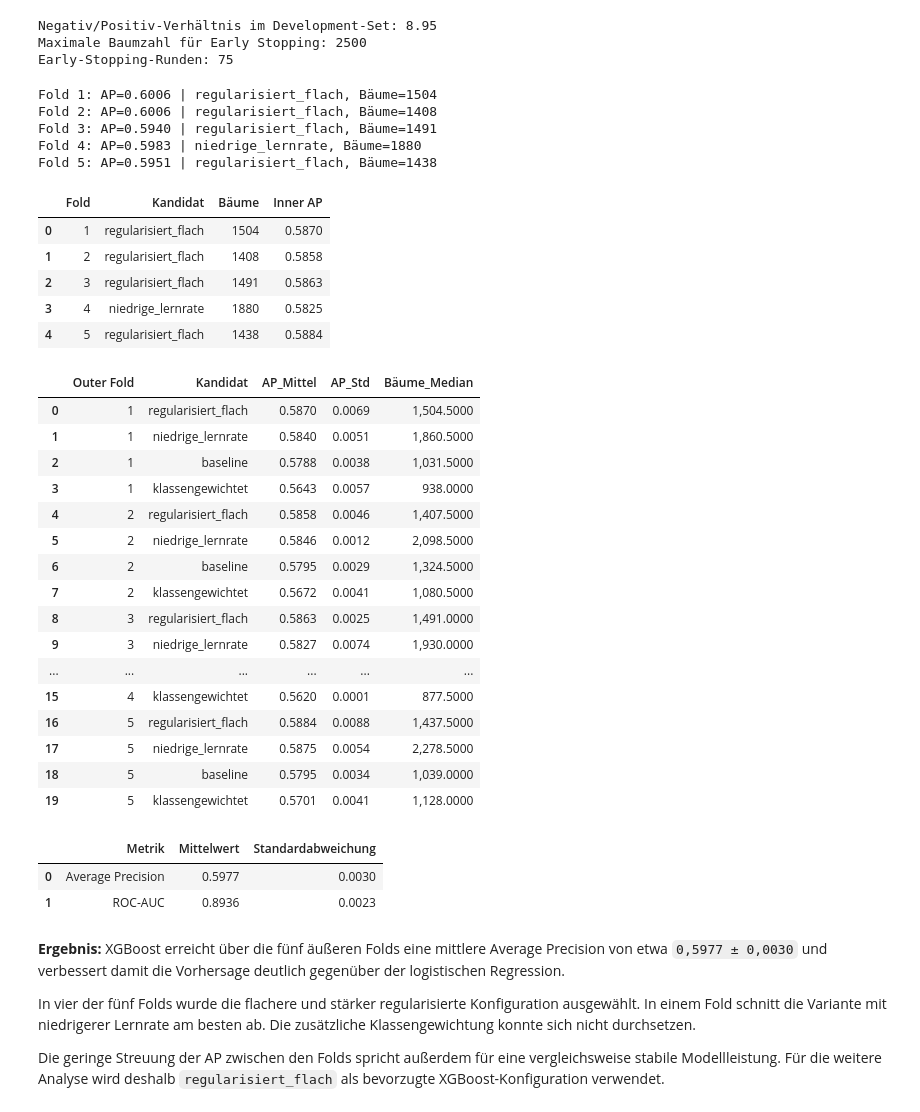
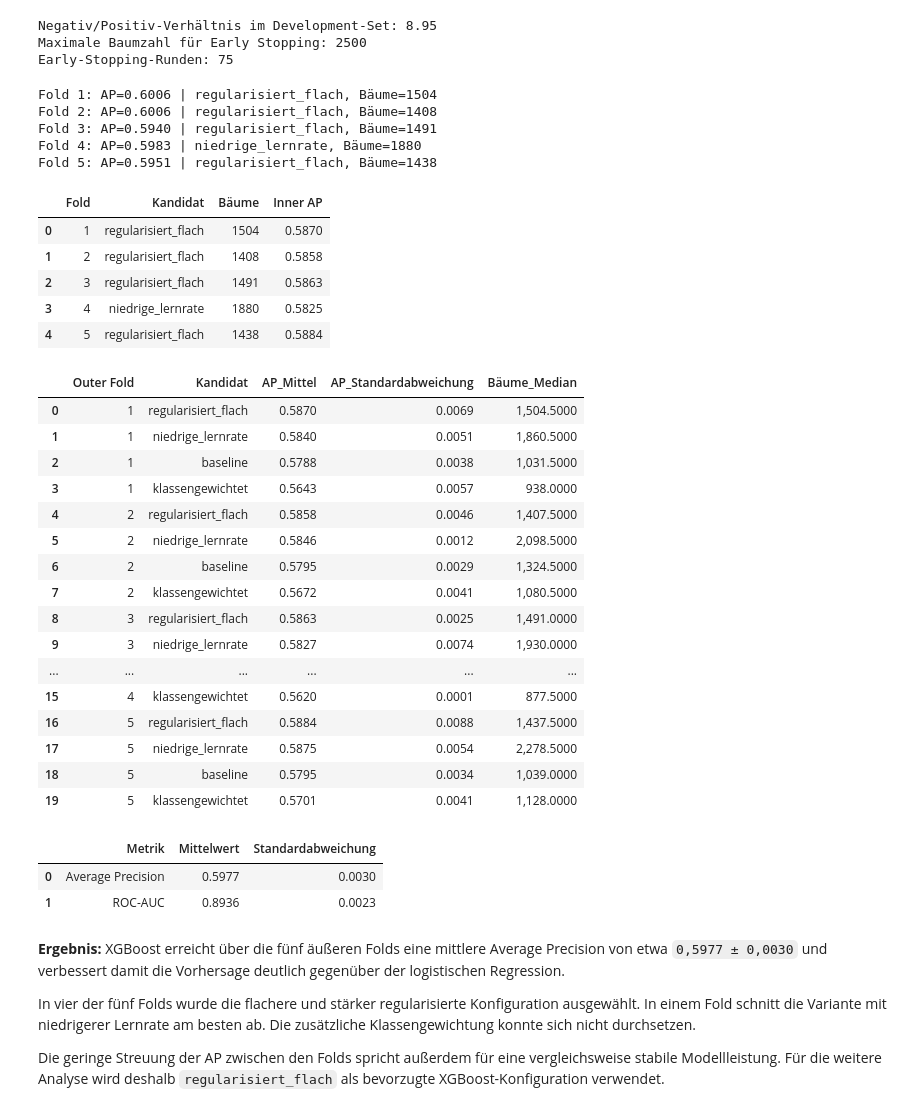
Before and after one commit to Cypshu/ADA_Project, a Jupyter notebook: Ang/Santander_Analysis_Final_Masterentwurf.ipynb, the cells around one changed output. Saved outputs shown, nothing was run; the diff lists cells and outputs as text; code cells hidden in the pictures.

```diff
--- a/Ang/Santander_Analysis_Final_Masterentwurf.ipynb
+++ b/Ang/Santander_Analysis_Final_Masterentwurf.ipynb
@@ -1803,10 +1512,10 @@ for outer_fold, (outer_train_idx, outer_validation_idx) in enumerate(outer_split
         inner_records.groupby("Kandidat")
         .agg(
             AP_Mittel=("AP", "mean"),
-            AP_Std=("AP", "std"),
+            AP_Standardabweichung=("AP", "std"),
             Bäume_Median=("Beste Bäume", "median"),
         )
-        .sort_values(["AP_Mittel", "AP_Std"], ascending=[False, True])
+        .sort_values(["AP_Mittel", "AP_Standardabweichung"], ascending=[False, True])
     )
 
     tuning_table_fold = candidate_summary.reset_index().copy()
@@ -1875,34 +1584,34 @@ xgb_outer_results = (
         subset=["Modell", "Fold"],
         keep="last",
     )
 )
 
 xgb_summary = pd.DataFrame({
     "Metrik": ["Average Precision", "ROC-AUC"],
     "Mittelwert": [
         xgb_outer_results["AP"].mean(),
         xgb_outer_results["ROC-AUC"].mean(),
     ],
     "Standardabweichung": [
         xgb_outer_results["AP"].std(),
         xgb_outer_results["ROC-AUC"].std(),
     ],
 })
 
 display(xgb_summary)
 # %% [output]
 Fold 1: AP=0.6006 | regularisiert_flach, Bäume=1504
 Fold 2: AP=0.6006 | regularisiert_flach, Bäume=1408
 Fold 3: AP=0.5940 | regularisiert_flach, Bäume=1491
 Fold 4: AP=0.5983 | niedrige_lernrate, Bäume=1880
 Fold 5: AP=0.5951 | regularisiert_flach, Bäume=1438
 |  | Fold | Kandidat | Bäume | Inner AP |
 | 0 | 1 | regularisiert_flach | 1504 | 0.5870 |
 | 1 | 2 | regularisiert_flach | 1408 | 0.5858 |
 | 2 | 3 | regularisiert_flach | 1491 | 0.5863 |
 | 3 | 4 | niedrige_lernrate | 1880 | 0.5825 |
 | 4 | 5 | regularisiert_flach | 1438 | 0.5884 |
-|  | Outer Fold | Kandidat | AP_Mittel | AP_Std | Bäume_Median |
+|  | Outer Fold | Kandidat | AP_Mittel | AP_Standardabweichung | Bäume_Median |
 | 0 | 1 | regularisiert_flach | 0.5870 | 0.0069 | 1,504.5000 |
 | 1 | 1 | niedrige_lernrate | 0.5840 | 0.0051 | 1,860.5000 |
 | 2 | 1 | baseline | 0.5788 | 0.0038 | 1,031.5000 |
```
Also changed, not shown: parts of 20 cells of this notebook.
